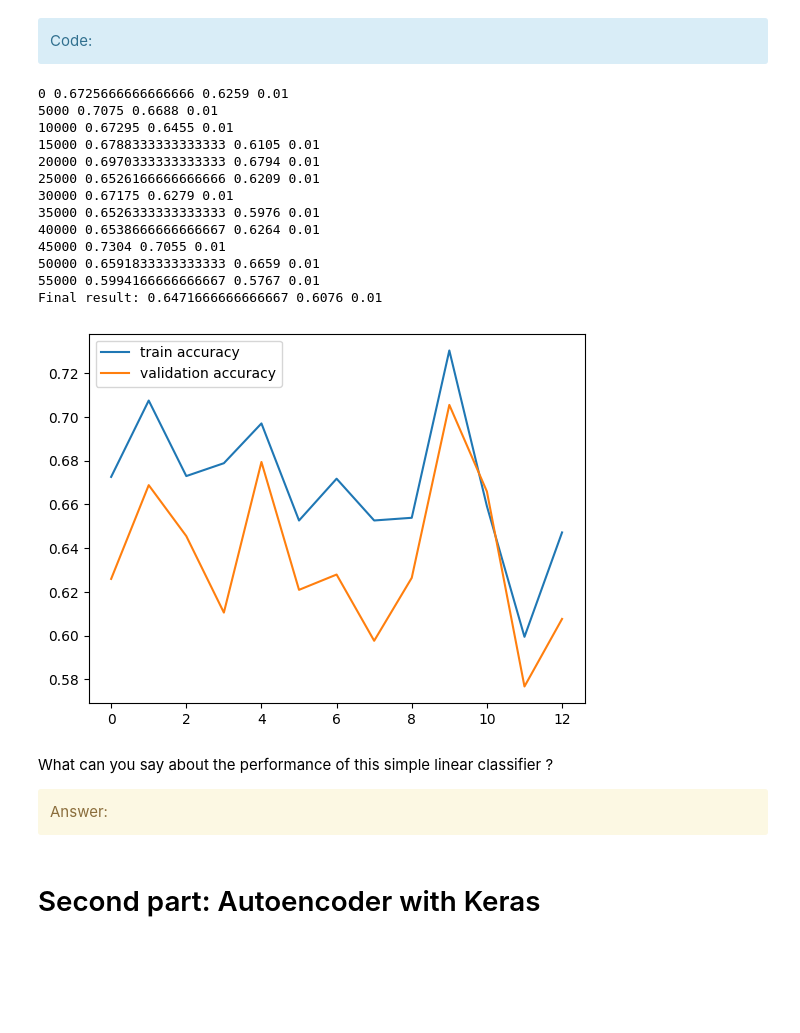
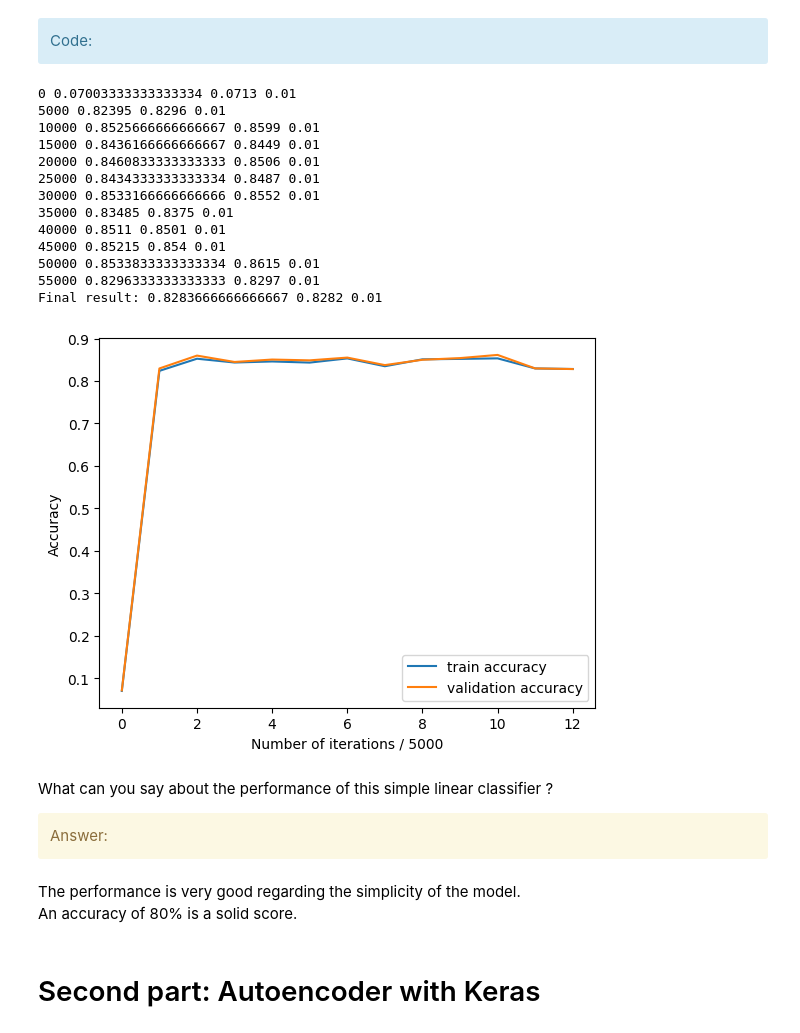
Before and after one commit to ronan-lebas/SD-TSIA210, a Jupyter notebook: lebas_grp5_NN.ipynb, the cells around one changed output. Saved outputs shown, nothing was run; the diff lists cells and outputs as text; code cells hidden in the pictures; blank space fills up the shorter version.

```diff
--- a/lebas_grp5_NN.ipynb
+++ b/lebas_grp5_NN.ipynb
@@ -134,11 +139,7 @@ def forward(W, b, X):
           : X: the batch - numpy ndarray
     Outputs: z: outputs - numpy ndarray
     """
-    # W.shape = (784, 10)
-    # X.shape = (784,)
-    # b.shape = (10,)
-    # z.shape = (10,)
-    z = np.dot(W.T, X) + b
+    z = np.dot(X, W) + b
     return z
 # %% [markdown]
 ### Computing the output
@@ -205,16 +210,7 @@ def update(eta, W, b, grad, X, regularizer, weight_decay):
     Outputs: W: the weights updated -  ndarray
            : b: the bias updated -  ndarray
     """
-    # W.shape = (784, 10)
-    # X.shape = (784,)
-    # b.shape = (10,)
-    # grad.shape = (10,)
-    #grad_w = np.zeros(W.shape)
-#    for i in range(W.shape[0]):
-#          for j in range(W.shape[1]):
-#                grad_w[i, j] = X[i] * grad[j]
-    #grad_w = X[:, None] * grad
-    grad_w = np.outer(X, grad)
+    grad_w = X[:, None] * grad
     grad_b = grad
 
     W = updateParams(W, grad_w, eta, regularizer, weight_decay)
@@ -257,21 +248,12 @@ def computeAcc(W, b, X, labels):
     Outputs: loss: the negative log-likelihood - float
            : accuracy: the ratio of examples that are well-classified - float
     """
-    z = np.zeros((X.shape[0], W.shape[1])) if X.shape[0] != img_cols * img_rows else np.zeros((W.shape[1],))
-    # Forward propagation
-    if X.shape[0] != img_cols * img_rows:
-          for i in range(X.shape[0]):
-                z[i, :] = forward(W, b, X[i]).T
-    else:
-          z = forward(W, b, X)
-
+    z = forward(W, b, X)
     # Compute the softmax and the prediction
     out = softmax(z)
-    pred = to_categorical(np.argmax(out, axis=1).reshape(-1, 1), num_classes=10)
-
+    pred = out.argmax(axis=1)
     # Compute the accuracy
-    accuracy = np.sum(np.all(pred == labels, axis=1)) / len(labels)
-
+    accuracy = (pred == labels).sum() / len(labels)
     return accuracy
 # %% [markdown]
 ### Preparing training
@@ -298,60 +280,65 @@ g_valid_acc=[]
 #######################
 for j in range(n_training):
     # Getting the example
-    X, y = train_images[j], train_labels[j]
+    X, y = X_train[j], y_train[j]
 
     # Forward propagation
     z = forward(W, b, X)
 
     # Compute the softmax
     out = softmax(z)
 
     # Compute the gradient at the top layer
     derror = out - y # This is o - y
 
     # Update the parameters
     W, b = update(eta, W, b, derror, X, regularizer, weight_decay)
 
     if j % log_interval == 0:
         # Every log_interval examples, look at the training accuracy
-        train_accuracy = computeAcc(W, b, train_images, train_labels)
+        train_accuracy = computeAcc(W, b, X_train, train_labels)
 
         # And the testing accuracy
-        test_accuracy = computeAcc(W, b, test_images, test_labels)
+        test_accuracy = computeAcc(W, b, X_test, test_labels)
 
         g_train_acc.append(train_accuracy)
         g_valid_acc.append(test_accuracy)
         result_line = str(int(j)) + " " + str(train_accuracy) + " " + str(test_accuracy) + " " + str(eta)
         print(result_line)
-train_accuracy = computeAcc(W, b, train_images, train_labels)
-valid_accuracy = computeAcc(W, b, test_images, test_labels)
+train_accuracy = computeAcc(W, b, X_train, train_labels)
+valid_accuracy = computeAcc(W, b, X_test, test_labels)
 g_train_acc.append(train_accuracy)
 g_valid_acc.append(valid_accuracy)
 result_line = "Final result:" + " " + str(train_accuracy) + " " + str(valid_accuracy) + " " + str(eta)
 print(result_line)
 plt.plot(g_train_acc, label='train accuracy')
 plt.plot(g_valid_acc, label='validation accuracy')
+plt.xlabel('Number of iterations / 5000')
+plt.ylabel('Accuracy')
 plt.legend()
 plt.show()
 # %% [output]
-0 0.6725666666666666 0.6259 0.01
-5000 0.7075 0.6688 0.01
-10000 0.67295 0.6455 0.01
-15000 0.6788333333333333 0.6105 0.01
-20000 0.6970333333333333 0.6794 0.01
-25000 0.6526166666666666 0.6209 0.01
-30000 0.67175 0.6279 0.01
-35000 0.6526333333333333 0.5976 0.01
-40000 0.6538666666666667 0.6264 0.01
-45000 0.7304 0.7055 0.01
-50000 0.6591833333333333 0.6659 0.01
-55000 0.5994166666666667 0.5767 0.01
-Final result: 0.6471666666666667 0.6076 0.01
+0 0.07003333333333334 0.0713 0.01
+5000 0.82395 0.8296 0.01
+10000 0.8525666666666667 0.8599 0.01
+15000 0.8436166666666667 0.8449 0.01
+20000 0.8460833333333333 0.8506 0.01
+25000 0.8434333333333334 0.8487 0.01
+30000 0.8533166666666666 0.8552 0.01
+35000 0.83485 0.8375 0.01
+40000 0.8511 0.8501 0.01
+45000 0.85215 0.854 0.01
+50000 0.8533833333333334 0.8615 0.01
+55000 0.8296333333333333 0.8297 0.01
+Final result: 0.8283666666666667 0.8282 0.01
-[figure, old version]
+[figure, new version]
 # %% [markdown]
 What can you say about the performance of this simple linear classifier ?
 <div class='alert alert-block alert-warning'>
             Answer:</div>
+# %% [markdown]
+The performance is very good regarding the simplicity of the model.
+An accuracy of 80% is a solid score.
 # %% [markdown]
 # Second part: Autoencoder with Keras
 # %% [markdown]
```
Also changed, not shown: parts of 24 cells of this notebook.
